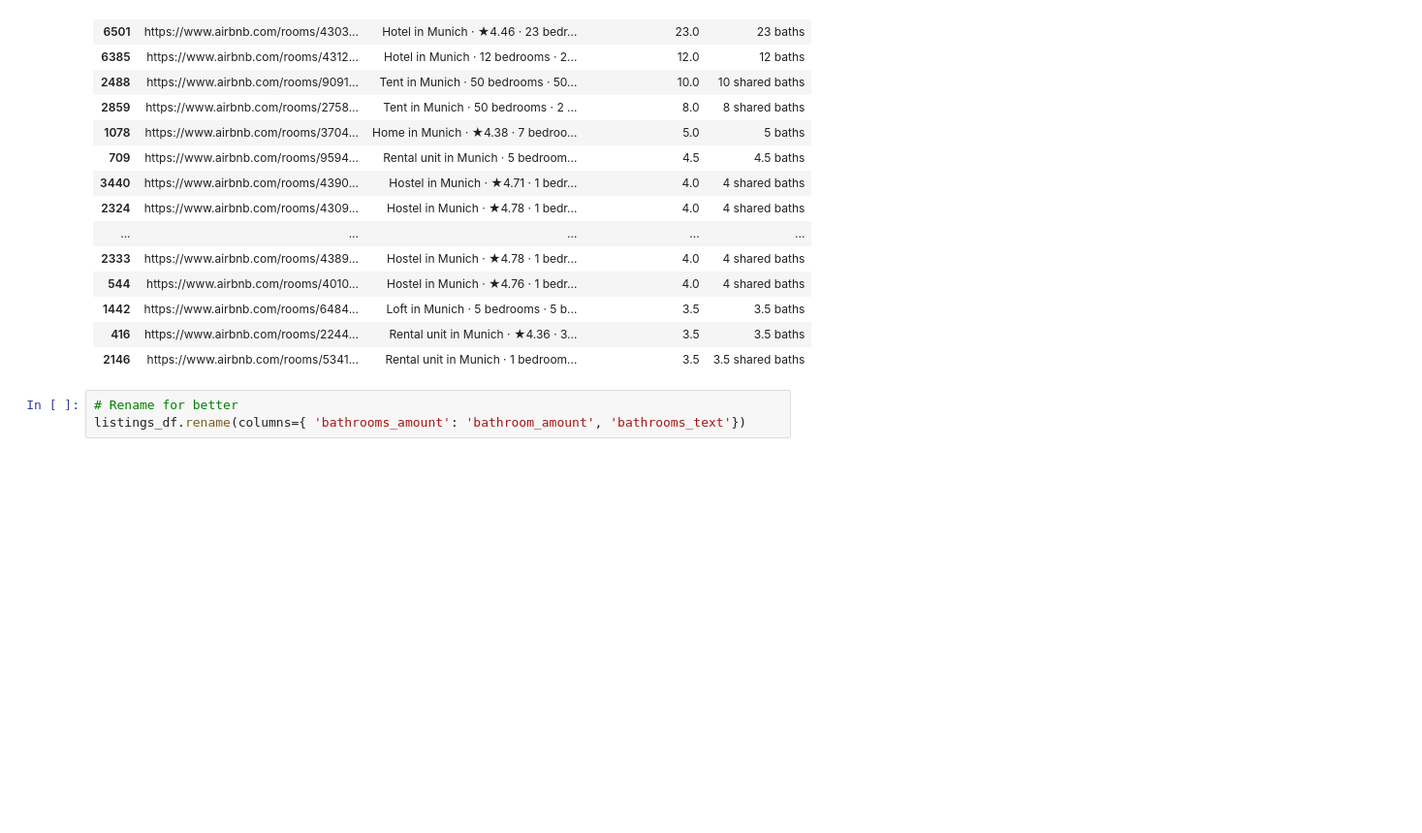
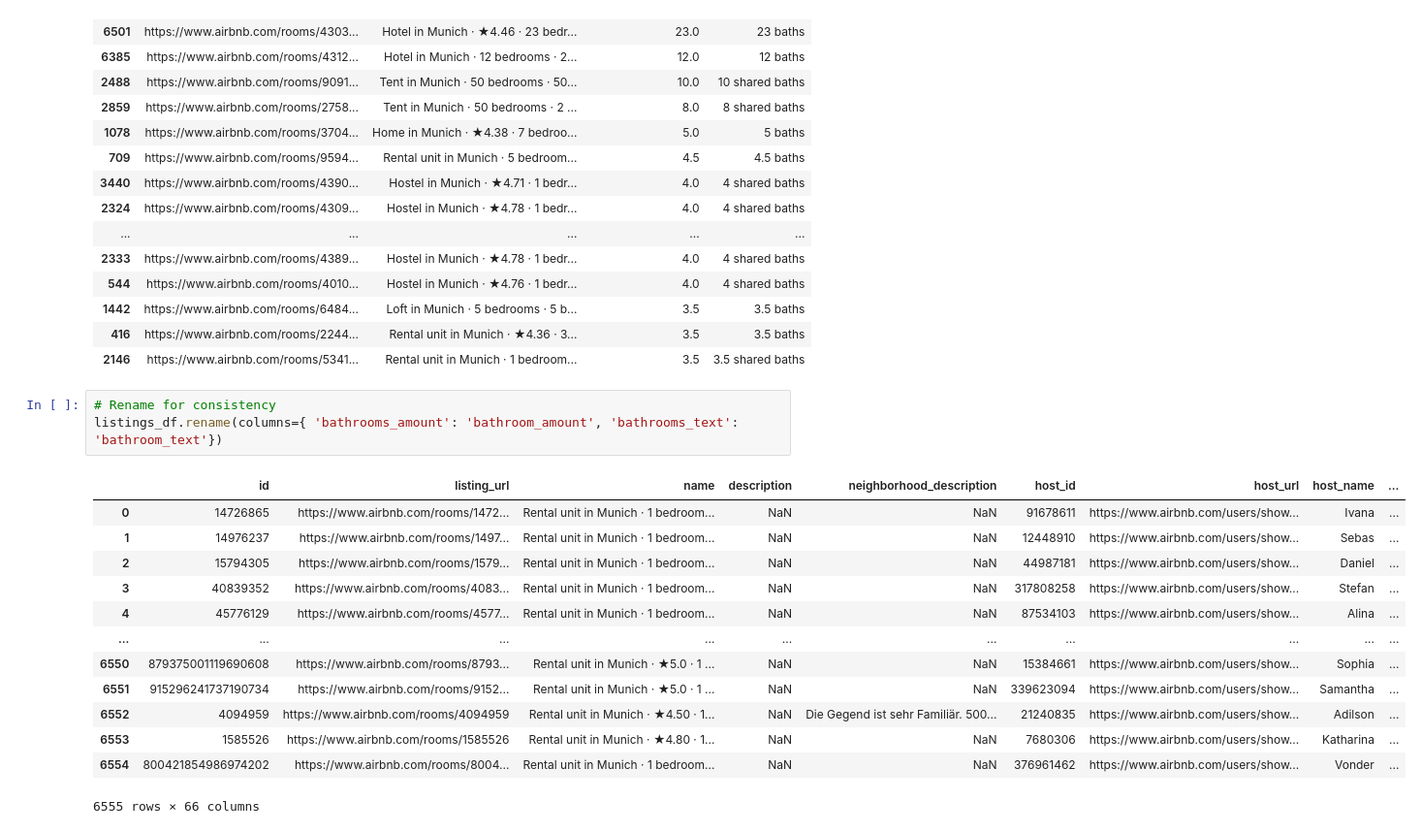
Before and after one commit to eugsa/airbnb_munich, a Jupyter notebook: airbnb_munich.ipynb, the cells around one changed output. Shown: that part at 97% size. Saved outputs shown, nothing was run; the diff lists cells and outputs as text; blank space fills up the shorter version.

```diff
--- a/airbnb_munich.ipynb
+++ b/airbnb_munich.ipynb
@@ -318,5 +318,19 @@ listings_df.sort_values(by='bathrooms_amount', ascending=False)[['listing_url',
 | 416 | https://www.airbnb.com/rooms/2244... | Rental unit in Munich · ★4.36 · 3... | 3.5 | 3.5 baths |
 | 2146 | https://www.airbnb.com/rooms/5341... | Rental unit in Munich · 1 bedroom... | 3.5 | 3.5 shared baths |
 # %%
-# Rename for better
-listings_df.rename(columns={ 'bathrooms_amount': 'bathroom_amount', 'bathrooms_text'})
+# Rename for consistency
+listings_df.rename(columns={ 'bathrooms_amount': 'bathroom_amount', 'bathrooms_text': 'bathroom_text'})
+# %% [output]
+|  | id | listing_url | name | description | neighborhood_description | host_id | host_url | host_name | ... |
+| 0 | 14726865 | https://www.airbnb.com/rooms/1472... | Rental unit in Munich · 1 bedroom... | NaN | NaN | 91678611 | https://www.airbnb.com/users/show... | Ivana | ... |
+| 1 | 14976237 | https://www.airbnb.com/rooms/1497... | Rental unit in Munich · 1 bedroom... | NaN | NaN | 12448910 | https://www.airbnb.com/users/show... | Sebas | ... |
+| 2 | 15794305 | https://www.airbnb.com/rooms/1579... | Rental unit in Munich · 1 bedroom... | NaN | NaN | 44987181 | https://www.airbnb.com/users/show... | Daniel | ... |
+| 3 | 40839352 | https://www.airbnb.com/rooms/4083... | Rental unit in Munich · 1 bedroom... | NaN | NaN | 317808258 | https://www.airbnb.com/users/show... | Stefan | ... |
+| 4 | 45776129 | https://www.airbnb.com/rooms/4577... | Rental unit in Munich · 1 bedroom... | NaN | NaN | 87534103 | https://www.airbnb.com/users/show... | Alina | ... |
+| ... | ... | ... | ... | ... | ... | ... | ... | ... | ... |
+| 6550 | 879375001119690608 | https://www.airbnb.com/rooms/8793... | Rental unit in Munich · ★5.0 · 1 ... | NaN | NaN | 15384661 | https://www.airbnb.com/users/show... | Sophia | ... |
+| 6551 | 915296241737190734 | https://www.airbnb.com/rooms/9152... | Rental unit in Munich · ★5.0 · 1 ... | NaN | NaN | 339623094 | https://www.airbnb.com/users/show... | Samantha | ... |
+| 6552 | 4094959 | https://www.airbnb.com/rooms/4094959 | Rental unit in Munich · ★4.50 · 1... | NaN | Die Gegend ist sehr Familiär. 500... | 21240835 | https://www.airbnb.com/users/show... | Adilson | ... |
+| 6553 | 1585526 | https://www.airbnb.com/rooms/1585526 | Rental unit in Munich · ★4.80 · 1... | NaN | NaN | 7680306 | https://www.airbnb.com/users/show... | Katharina | ... |
+| 6554 | 800421854986974202 | https://www.airbnb.com/rooms/8004... | Rental unit in Munich · 1 bedroom... | NaN | NaN | 376961462 | https://www.airbnb.com/users/show... | Vonder | ... |
+6555 rows × 66 columns
```
Also changed, not shown: parts of 2 cells of this notebook.
